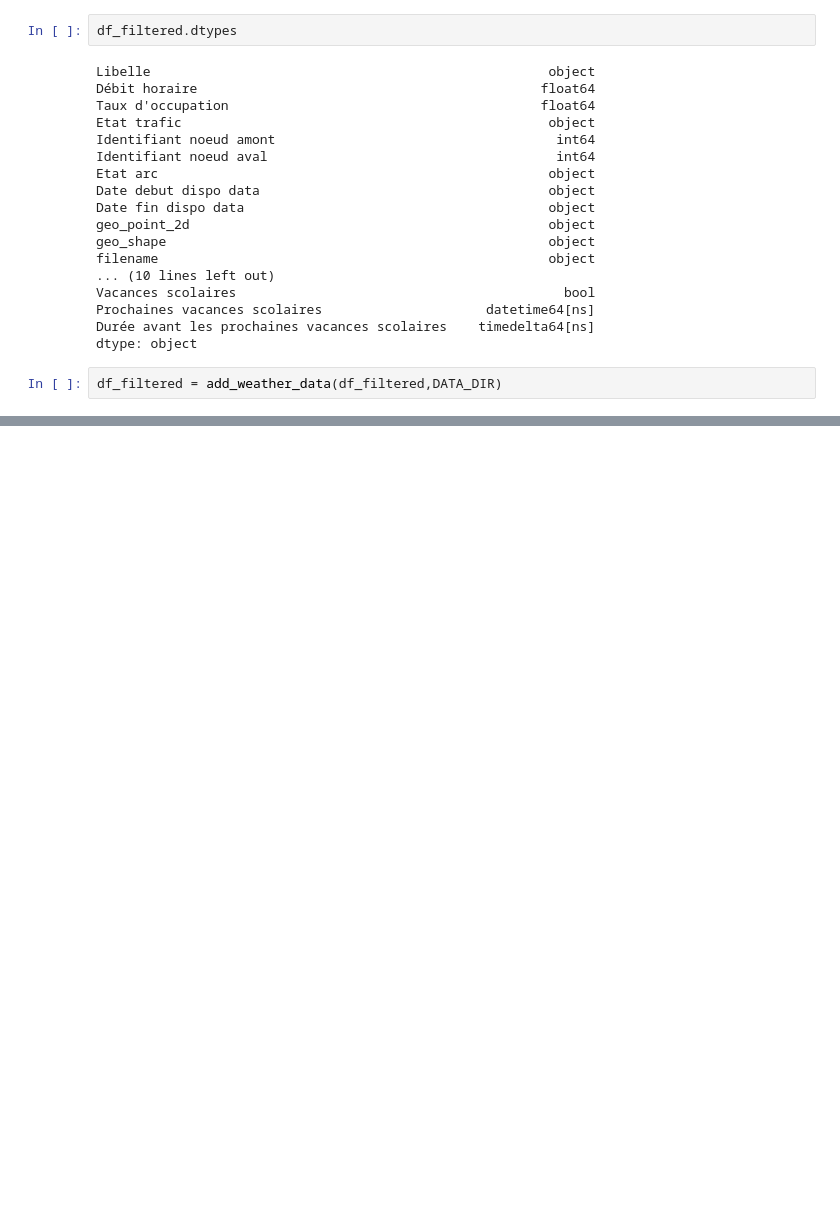
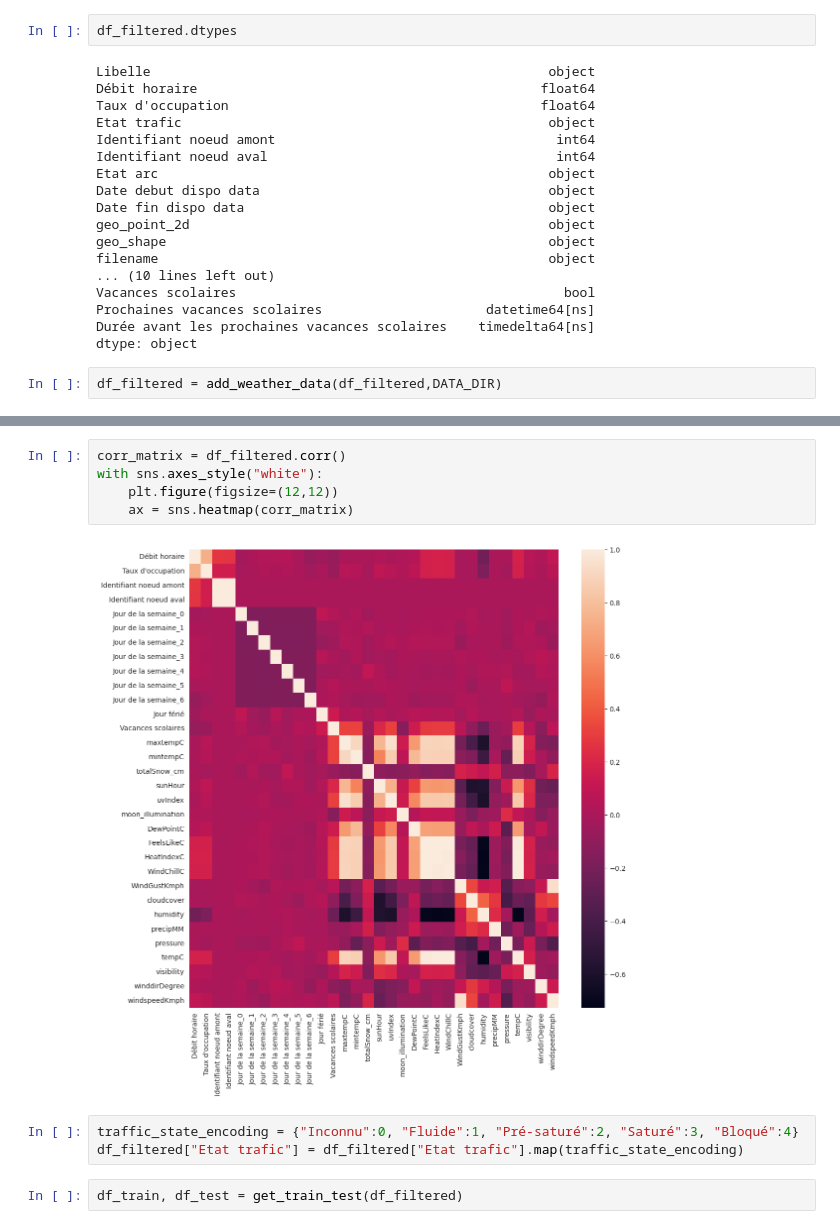
Before and after one commit to romainf28/datathon_gamma_livraisonCO, a Jupyter notebook: traffic_prediction.ipynb, the cells around one changed output, grey strips where cells are left out. Cells and saved outputs as stored; diff of their text form; blank space fills up the shorter version.

Commit message:
correlation plots for SARIMA

```diff
--- a/traffic_prediction.ipynb
+++ b/traffic_prediction.ipynb
@@ -166 +174,13 @@ df_filtered.sample(10)
 10 rows × 49 columns
+# %%
+corr_matrix = df_filtered.corr()
+with sns.axes_style("white"):
+    plt.figure(figsize=(12,12))
+    ax = sns.heatmap(corr_matrix)
+# %% [output]
+[figure, added]
+# %%
+traffic_state_encoding = {"Inconnu":0, "Fluide":1, "Pré-saturé":2, "Saturé":3, "Bloqué":4}
+df_filtered["Etat trafic"] = df_filtered["Etat trafic"].map(traffic_state_encoding)
+# %%
+df_train, df_test = get_train_test(df_filtered)
```
Also changed, not shown: parts of 13 cells of this notebook, 1 other file.
